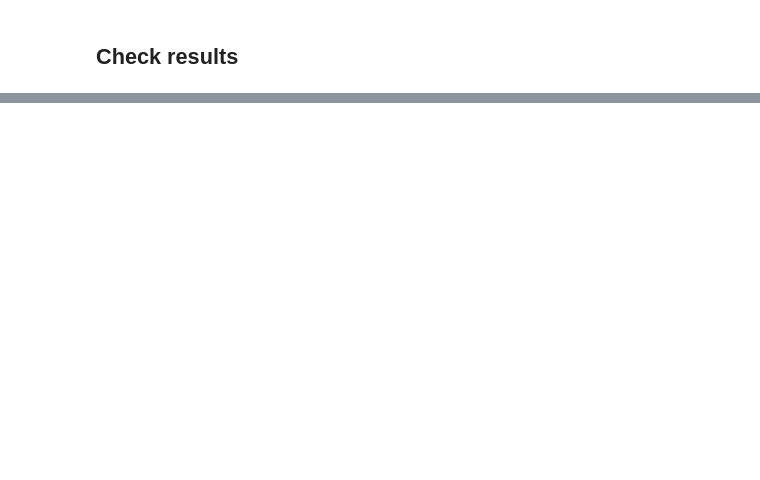
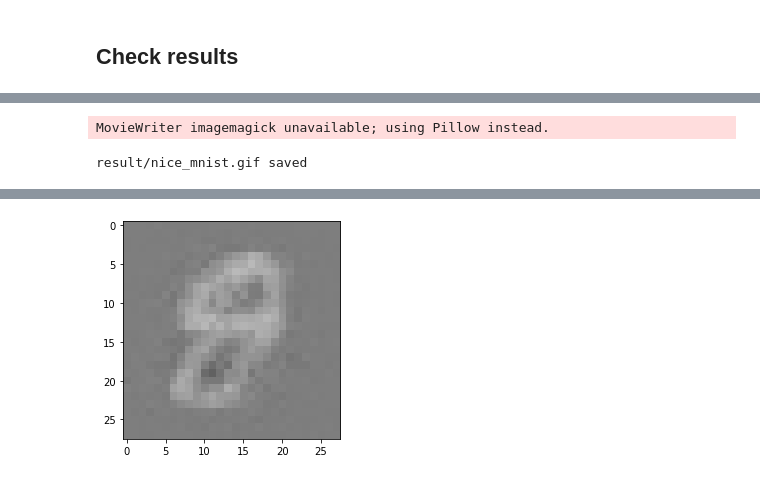
Before and after one commit to jaekookang/flow_based_models, a Jupyter notebook: nice_mnist.ipynb, the cells around one changed output, grey strips where cells are left out. Drawn from its saved outputs; the diff is of its cells as text; code cells hidden in the pictures; blank space fills up the shorter version.

```diff
--- a/nice_mnist.ipynb
+++ b/nice_mnist.ipynb
@@ -138,0 +134,7 @@ ax.imshow(figure, aspect='auto', cmap='gray')
+# %%
+from IPython.display import HTML
+anim = animate_mnist_gif(model, filename='result/nice_mnist.gif')
+HTML(anim.to_html5_video())
+# %% [output]
+MovieWriter imagemagick unavailable; using Pillow instead.
+result/nice_mnist.gif saved
@@ -138,0 +142 @@ ax.imshow(figure, aspect='auto', cmap='gray')
+[figure, added]
```
Also changed, not shown: parts of 9 cells of this notebook, 8 other files.
